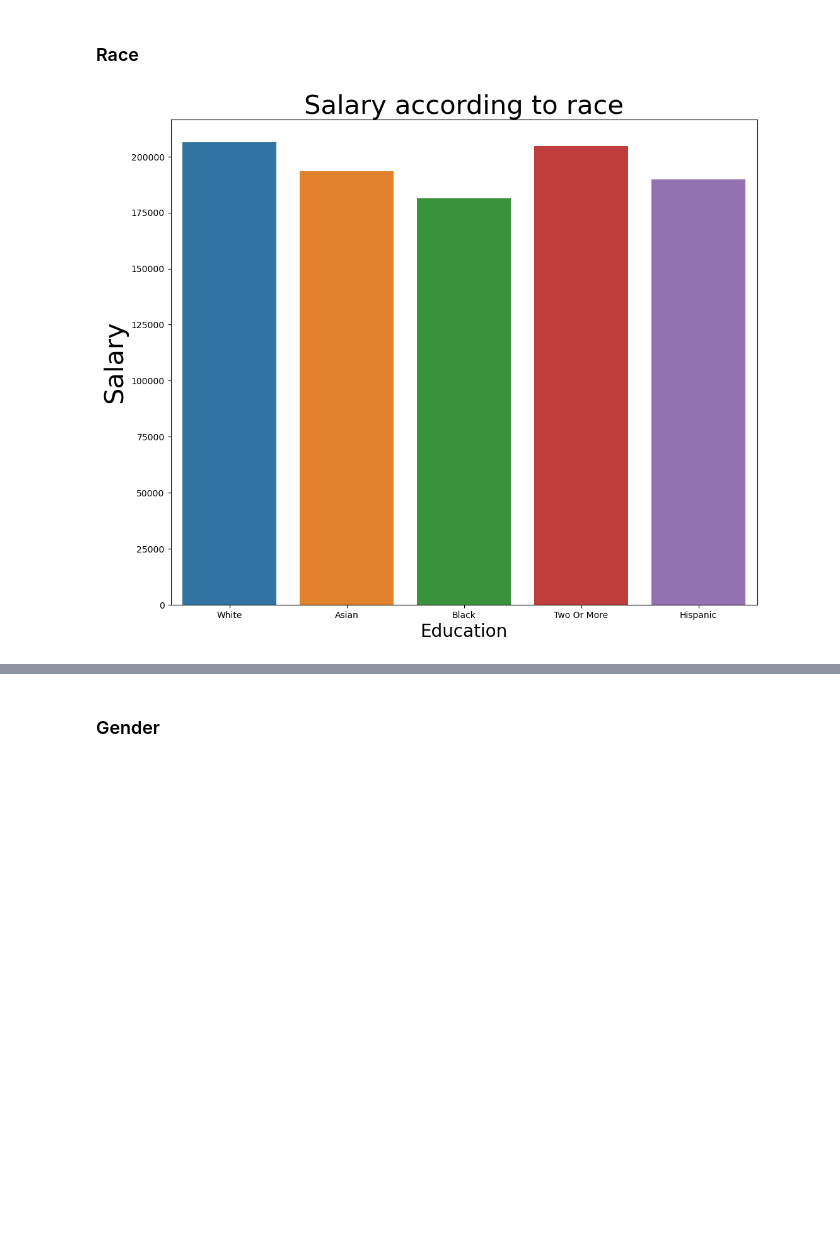
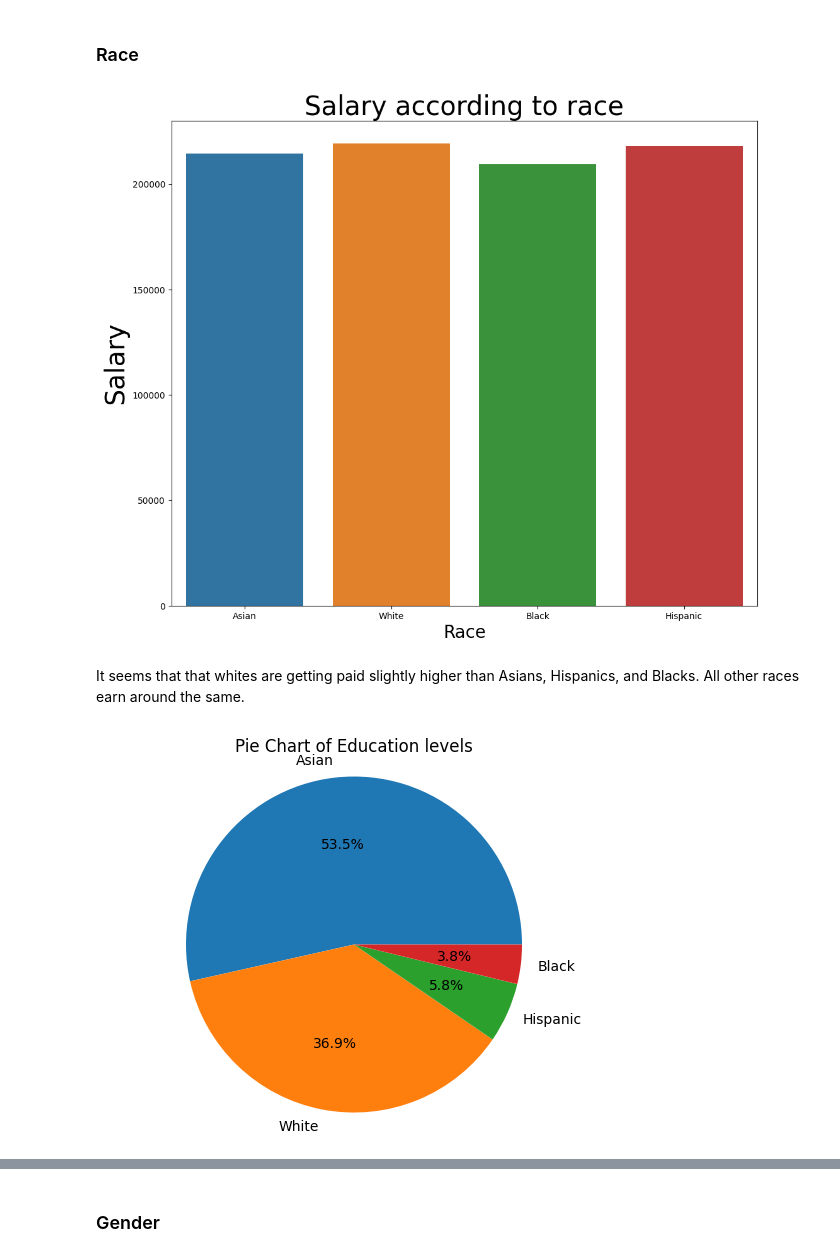
Before and after one commit to oherre11-afk/CMSC320-Final-Project, a Jupyter notebook: final.ipynb, the cells around one changed output, grey strips where cells are left out. Saved outputs shown, nothing was run; the diff lists cells and outputs as text; code cells hidden in the pictures; blank space fills up the shorter version.

```diff
--- a/final.ipynb
+++ b/final.ipynb
@@ -325,11 +406,23 @@ plt.show()
 <h3>Race</h3>
 # %%
 plt.figure(figsize=(12,10))
-sns.barplot(x="Race", y="totalyearlycompensation", data=db, errorbar=None)
+sns.barplot(x="Race", y="totalyearlycompensation_x", data=db, errorbar=None)
 plt.title('Salary according to race', fontsize=30)
-plt.xlabel("Education", size=20)
+plt.xlabel("Race", size=20)
 plt.ylabel("Salary", size=30)
 plt.show()
 # %% [output]
-[figure, old version]
+[figure, new version]
+# %% [markdown]
+It seems that that whites are getting paid slightly higher than Asians, Hispanics, and Blacks. All other races earn around the same.
+# %%
+column_data = db['Race']
+category_counts = column_data.value_counts()
+
+plt.pie(category_counts, labels=category_counts.index, autopct='%1.1f%%')
+plt.title('Pie Chart of Education levels')
+plt.axis('equal')
+plt.show()
+# %% [output]
+[figure, added]
 # %% [markdown]
```
Also changed, not shown: parts of 78 cells of this notebook, 16 other files.
